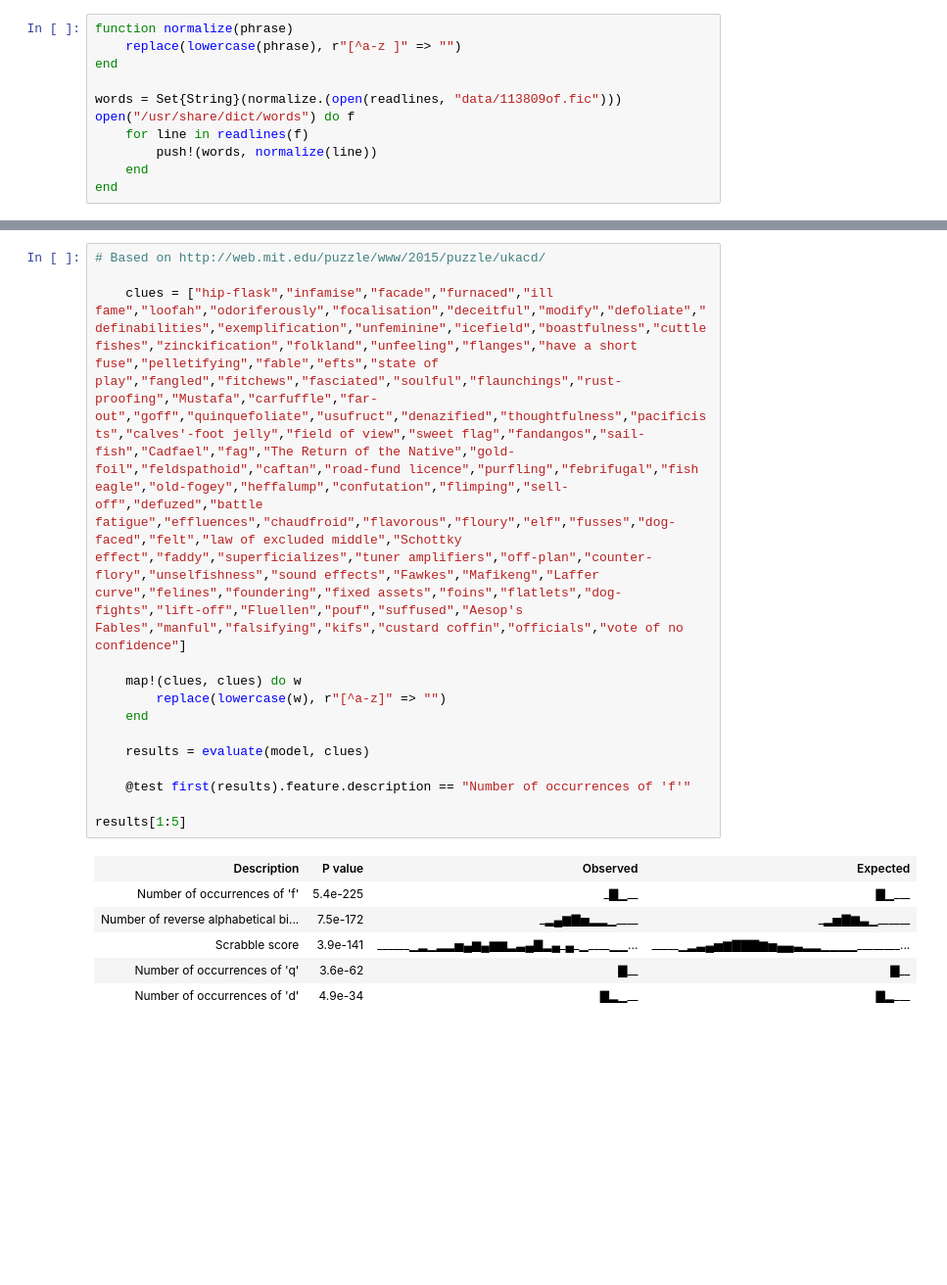
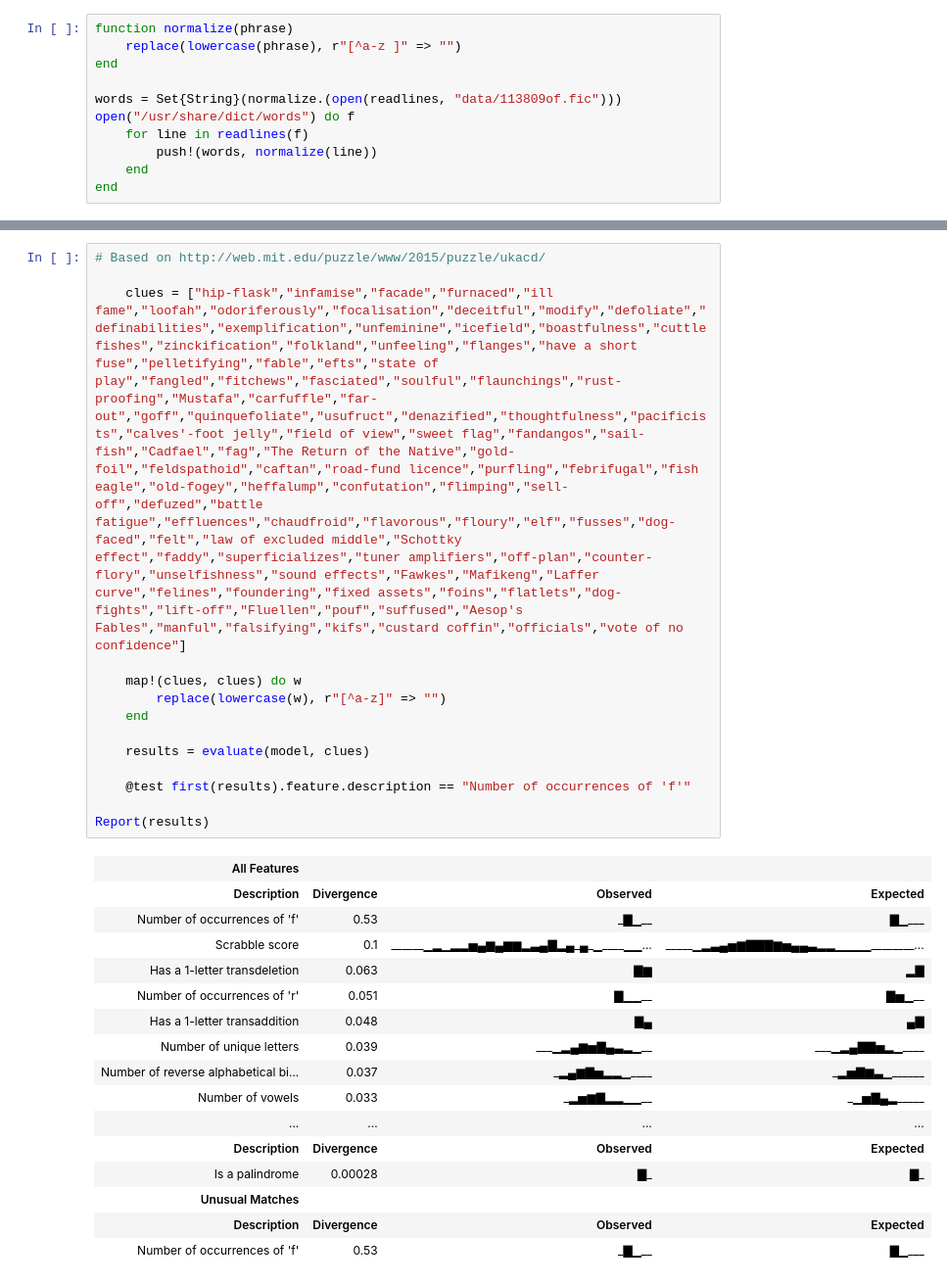
Before and after one commit to rdeits/Noticer.jl, a Jupyter notebook: noticer.ipynb, the cells around one changed output, grey strips where cells are left out. Shown at 98% size. Drawn from its saved outputs; the diff is of its cells as text; blank space fills up the shorter version.

```diff
--- a/noticer.ipynb
+++ b/noticer.ipynb
@@ -120,21 +132,31 @@ results[1:10]
 # %%
 # Based on http://web.mit.edu/puzzle/www/2015/puzzle/ukacd/
 
     clues = ["hip-flask","infamise","facade","furnaced","ill fame","loofah","odoriferously","focalisation","deceitful","modify","defoliate","definabilities","exemplification","unfeminine","icefield","boastfulness","cuttlefishes","zinckification","folkland","unfeeling","flanges","have a short fuse","pelletifying","fable","efts","state of play","fangled","fitchews","fasciated","soulful","flaunchings","rust-proofing","Mustafa","carfuffle","far-out","goff","quinquefoliate","usufruct","denazified","thoughtfulness","pacificists","calves'-foot jelly","field of view","sweet flag","fandangos","sail-fish","Cadfael","fag","The Return of the Native","gold-foil","feldspathoid","caftan","road-fund licence","purfling","febrifugal","fish eagle","old-fogey","heffalump","confutation","flimping","sell-off","defuzed","battle fatigue","effluences","chaudfroid","flavorous","floury","elf","fusses","dog-faced","felt","law of excluded middle","Schottky effect","faddy","superficializes","tuner amplifiers","off-plan","counter-flory","unselfishness","sound effects","Fawkes","Mafikeng","Laffer curve","felines","foundering","fixed assets","foins","flatlets","dog-fights","lift-off","Fluellen","pouf","suffused","Aesop's Fables","manful","falsifying","kifs","custard coffin","officials","vote of no confidence"]
 
     map!(clues, clues) do w
         replace(lowercase(w), r"[^a-z]" => "")
     end
 
     results = evaluate(model, clues)
 
     @test first(results).feature.description == "Number of occurrences of 'f'"
 
-results[1:5]
+Report(results)
 # %% [output]
-| Description | P value | Observed | Expected |
-| Number of occurrences of 'f' | 5.4e-225 | _▇▁__ | ▇▁___ |
-| Number of reverse alphabetical bi... | 7.5e-172 | _▂▄▆▇▅▂▂▁____ | _▂▅▇▆▃▁______ |
-| Scrabble score | 3.9e-141 | ______▁▂▁▂▂▅▄▆▄▆▆▂▃▄▇▂▄_▄_▁____▁▁... | _____▁▂▃▄▅▆▇▇▇▆▅▄▄▃▂▂▁▁▁▁________... |
-| Number of occurrences of 'q' | 3.6e-62 | ▇__ | ▇__ |
-| Number of occurrences of 'd' | 4.9e-34 | ▇▂▁__ | ▇▂___ |
+| All Features |  |  |  |
+| Description | Divergence | Observed | Expected |
+| Number of occurrences of 'f' | 0.53 | _▇▁__ | ▇▁___ |
+| Scrabble score | 0.1 | ______▁▂▁▂▂▅▄▆▄▆▆▂▃▄▇▂▄_▄_▁____▁▁... | _____▁▂▃▄▅▆▇▇▇▆▅▄▄▃▂▂▁▁▁▁________... |
+| Has a 1-letter transdeletion | 0.063 | ▇▆ | ▂▇ |
+| Number of occurrences of 'r' | 0.051 | ▇▁▁__ | ▇▅▁__ |
+| Has a 1-letter transaddition | 0.048 | ▇▄ | ▄▇ |
+| Number of unique letters | 0.039 | ___▁▂▄▆▅▇▄▃▂▁__ | ___▁▂▄▇▇▅▂▁____ |
+| Number of reverse alphabetical bi... | 0.037 | _▂▄▆▇▅▂▂▁____ | _▂▅▇▆▃▁______ |
+| Number of vowels | 0.033 | _▂▅▆▇▂▂▁▁__ | _▁▅▇▄▂_____ |
+| ... | ... | ... | ... |
+| Description | Divergence | Observed | Expected |
+| Is a palindrome | 0.00028 | ▇_ | ▇_ |
+| Unusual Matches |  |  |  |
+| Description | Divergence | Observed | Expected |
+| Number of occurrences of 'f' | 0.53 | _▇▁__ | ▇▁___ |
```
Also changed, not shown: parts of 31 cells of this notebook, 14 other files.
